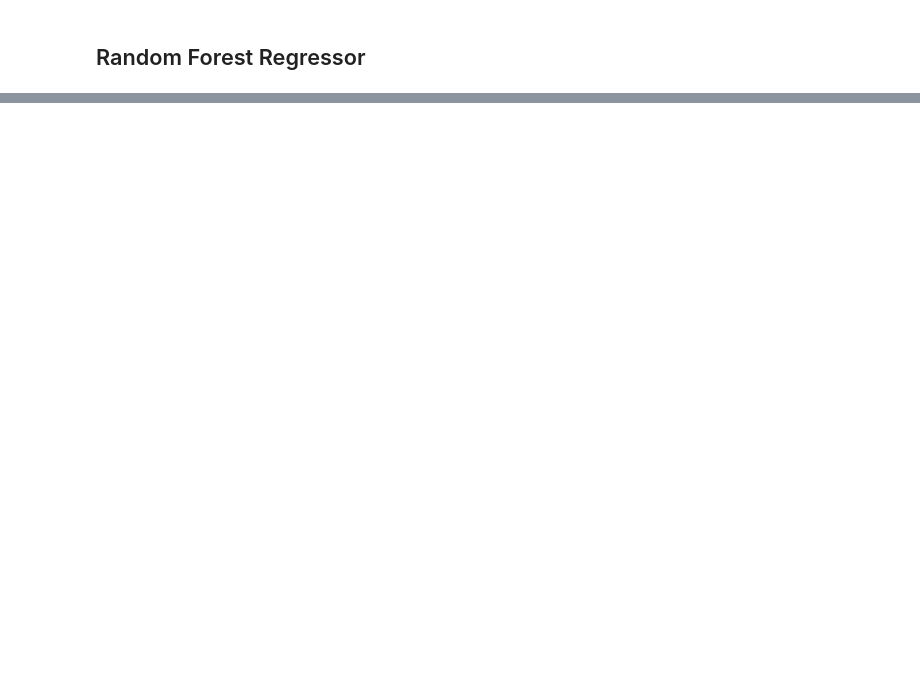
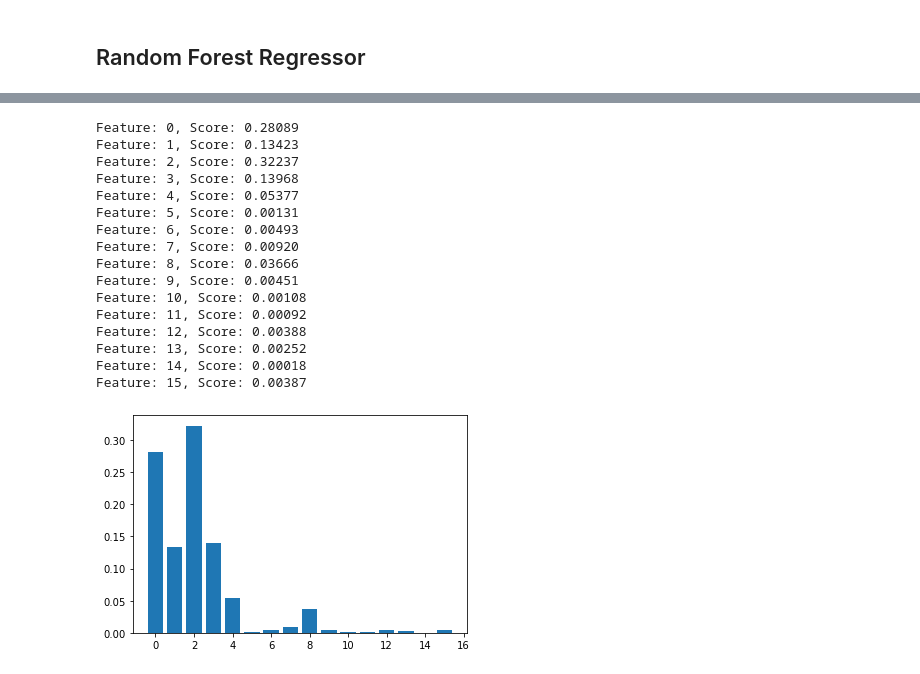
Before and after one commit to elslb/airline_delay_project, a Jupyter notebook: Modeling.ipynb, the cells around one changed output, grey strips where cells are left out. Saved outputs shown, nothing was run; the diff lists cells and outputs as text; code cells hidden in the pictures; blank space fills up the shorter version.

```diff
--- a/Modeling.ipynb
+++ b/Modeling.ipynb
@@ -268,10 +260,10 @@ def print_metrics(y_data, y_pred, thresh):
 # %% [markdown]
 ## Scaling the data
 # %%
-scaler = StandardScaler()
-scaler.fit(X_train)
-X_train_scaled = scaler.transform(X_train)
-X_test_scaled = scaler.transform(X_test)
+#scaler = StandardScaler()
+#scaler.fit(X_train)
+#X_train_scaled = scaler.transform(X_train)
+#X_test_scaled = scaler.transform(X_test)
 # %% [markdown]
 ## Linear Regression model
 # %%
@@ -307,0 +304,4 @@ nb = GaussianNB()
+# %%
+# Running the model a first time showed that there were null values in y_train
+# We drop the values here since there were only 21 out of the 120k+ records
+y_train = y_train.ffill(axis = 0)
@@ -308,7 +311,9 @@ nb = GaussianNB()
+# %%
+X_train = X_train.drop(['total_flights', 'total_delays', 'avg_flight_distance'], axis = 1)
+X_test = X_test.drop(['total_flights', 'total_delays', 'avg_flight_distance'], axis = 1)
 # %%
-from sklearn.ensemble import RandomForestRegressor
-rfreg = RandomForestRegressor()
-params_grid = {'n_estimators' : [1, 5, 10]}
+model = RandomForestRegressor()
+params_grid = {'n_estimators' : [100, 200, 300, 400], 'max_depth' : [5, 6, 7]}
 
-#models = GridSearchCV(new_model, params_grid)
-#models.fit(X_train, y_train)
+models = GridSearchCV(model, params_grid)
+models.fit(X_train, y_train)
@@ -323,0 +346,26 @@ be_models.score(X_test, y_test)
+# %%
+importance = models.best_estimator_.feature_importances_
+# summarize feature importance
+for i,v in enumerate(importance):
+    print('Feature: %0d, Score: %.5f' % (i,v))
+# plot feature importance
+plt.bar([x for x in range(len(importance))], importance)
+plt.show()
+# %% [output]
+Feature: 0, Score: 0.28089
+Feature: 1, Score: 0.13423
+Feature: 2, Score: 0.32237
+Feature: 3, Score: 0.13968
+Feature: 4, Score: 0.05377
+Feature: 5, Score: 0.00131
+Feature: 6, Score: 0.00493
+Feature: 7, Score: 0.00920
+Feature: 8, Score: 0.03666
+Feature: 9, Score: 0.00451
+Feature: 10, Score: 0.00108
+Feature: 11, Score: 0.00092
+Feature: 12, Score: 0.00388
+Feature: 13, Score: 0.00252
+Feature: 14, Score: 0.00018
+Feature: 15, Score: 0.00387
+[figure, added]
```
Also changed, not shown: parts of 21 cells of this notebook.
